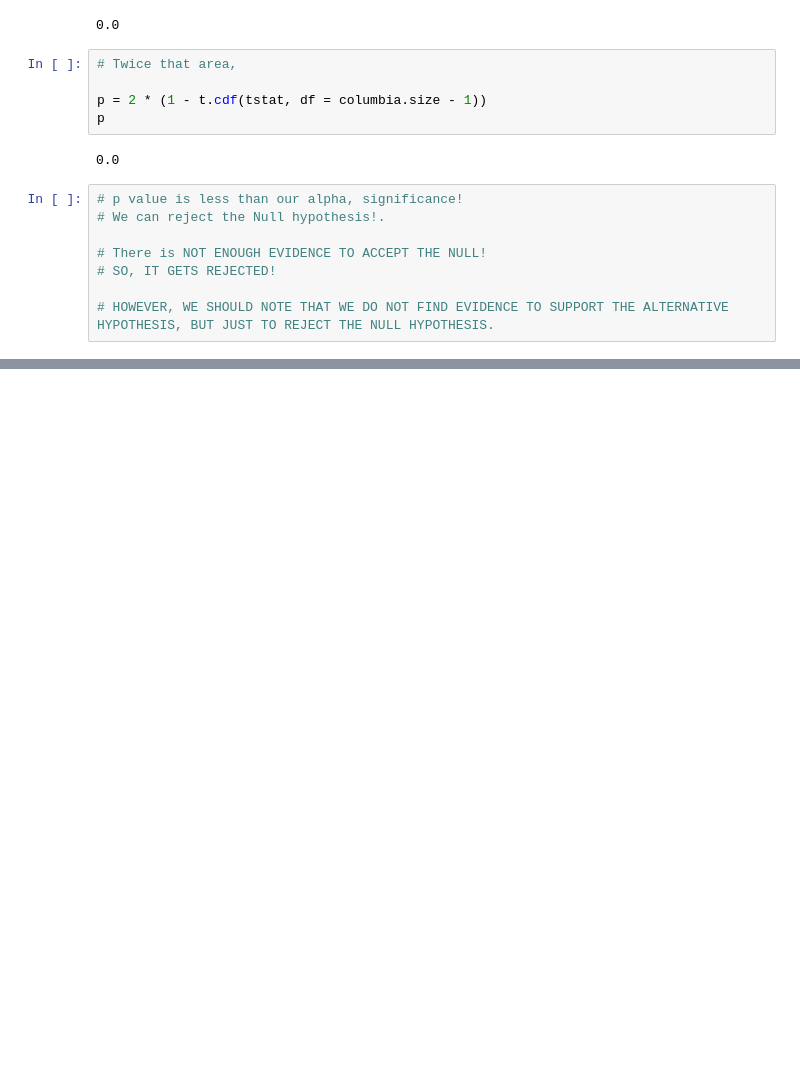
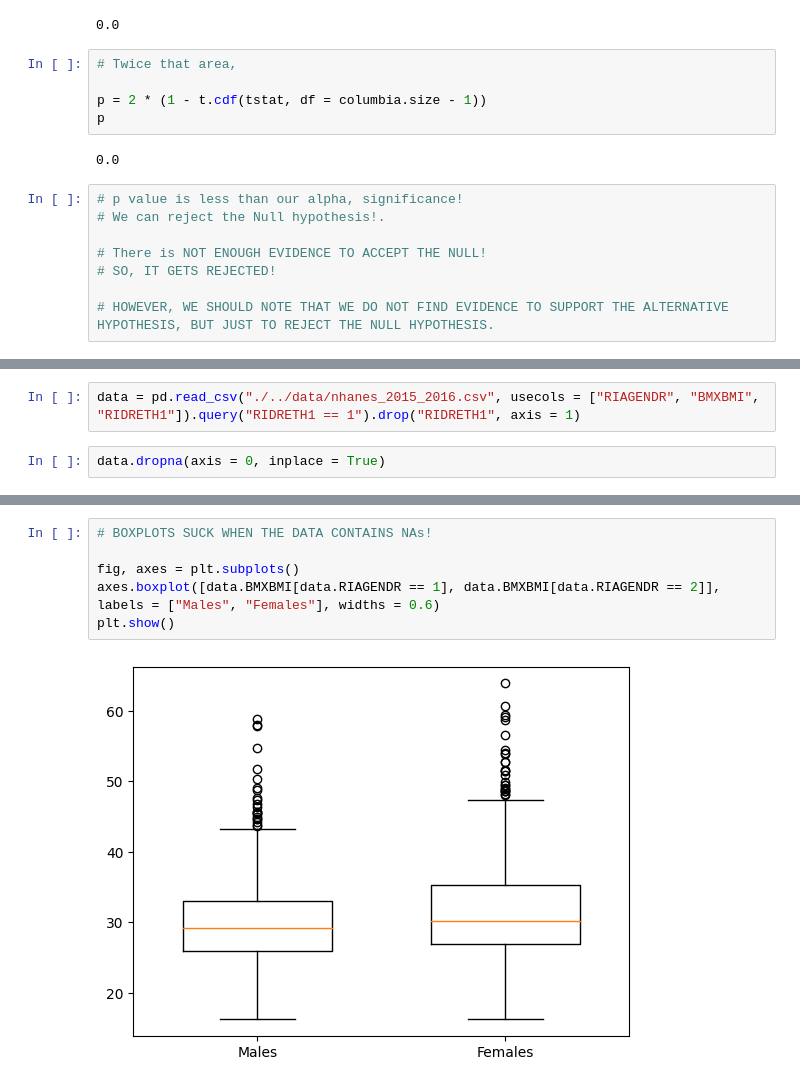
Before and after one commit to anoban/Inferential-Statistical-Analysis-with-Python, a Jupyter notebook: anoban/Testing For Difference in Population Means.ipynb, the cells around one changed output, grey strips where cells are left out. Cells and saved outputs as stored; diff of their text form; blank space fills up the shorter version.

```diff
--- a/anoban/Testing For Difference in Population Means.ipynb
+++ b/anoban/Testing For Difference in Population Means.ipynb
@@ -180,0 +199,4 @@ p
+# %%
+data = pd.read_csv("./../data/nhanes_2015_2016.csv", usecols = ["RIAGENDR", "BMXBMI", "RIDRETH1"]).query("RIDRETH1 == 1").drop("RIDRETH1", axis = 1)
+# %%
+data.dropna(axis = 0, inplace = True)
@@ -180,0 +247,8 @@ p
+# %%
+# BOXPLOTS SUCK WHEN THE DATA CONTAINS NAs!
+
+fig, axes = plt.subplots()
+axes.boxplot([data.BMXBMI[data.RIAGENDR == 1], data.BMXBMI[data.RIAGENDR == 2]], labels = ["Males", "Females"], widths = 0.6)
+plt.show()
+# %% [output]
+[figure, added]
```
Also changed, not shown: parts of 25 cells of this notebook.
